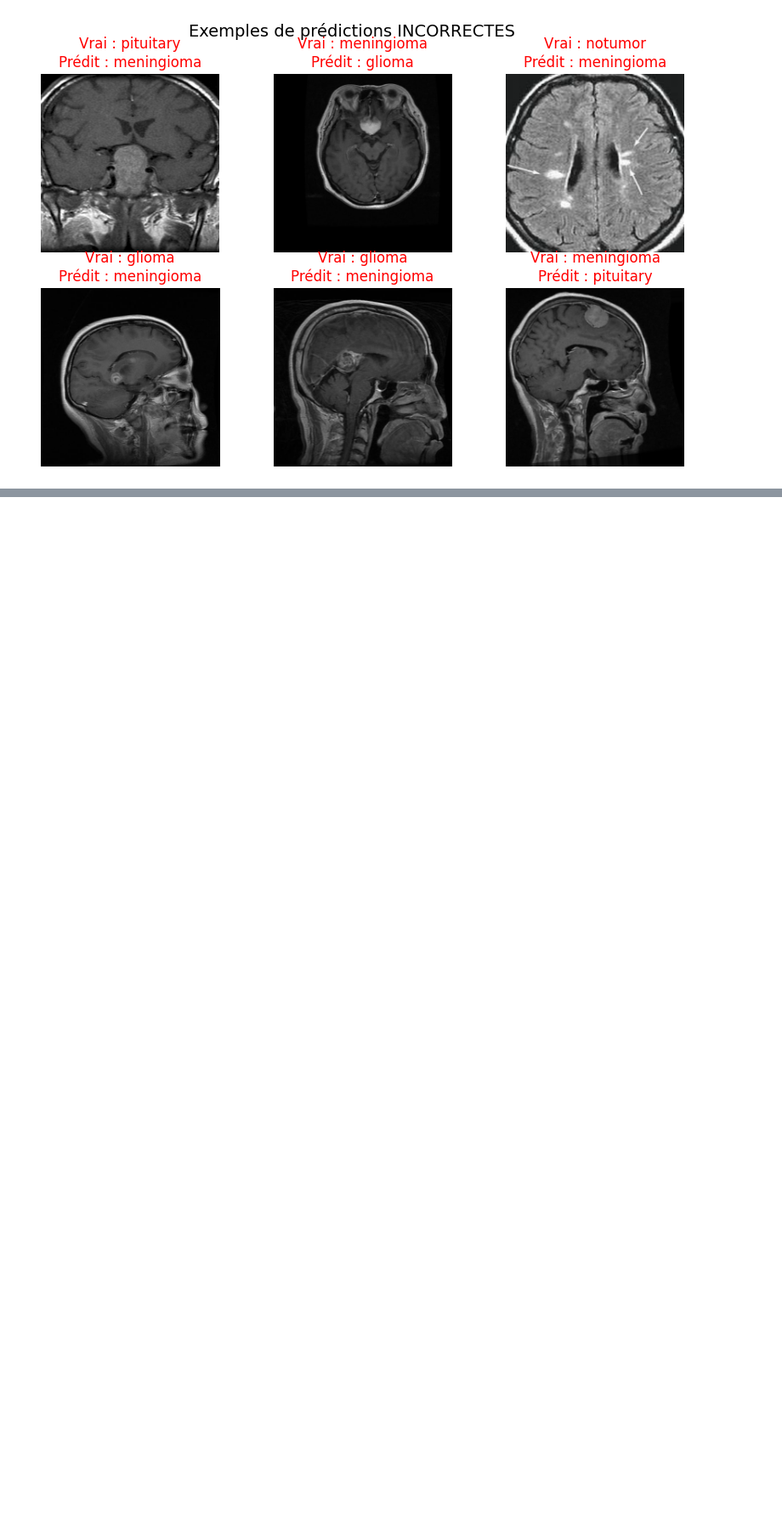
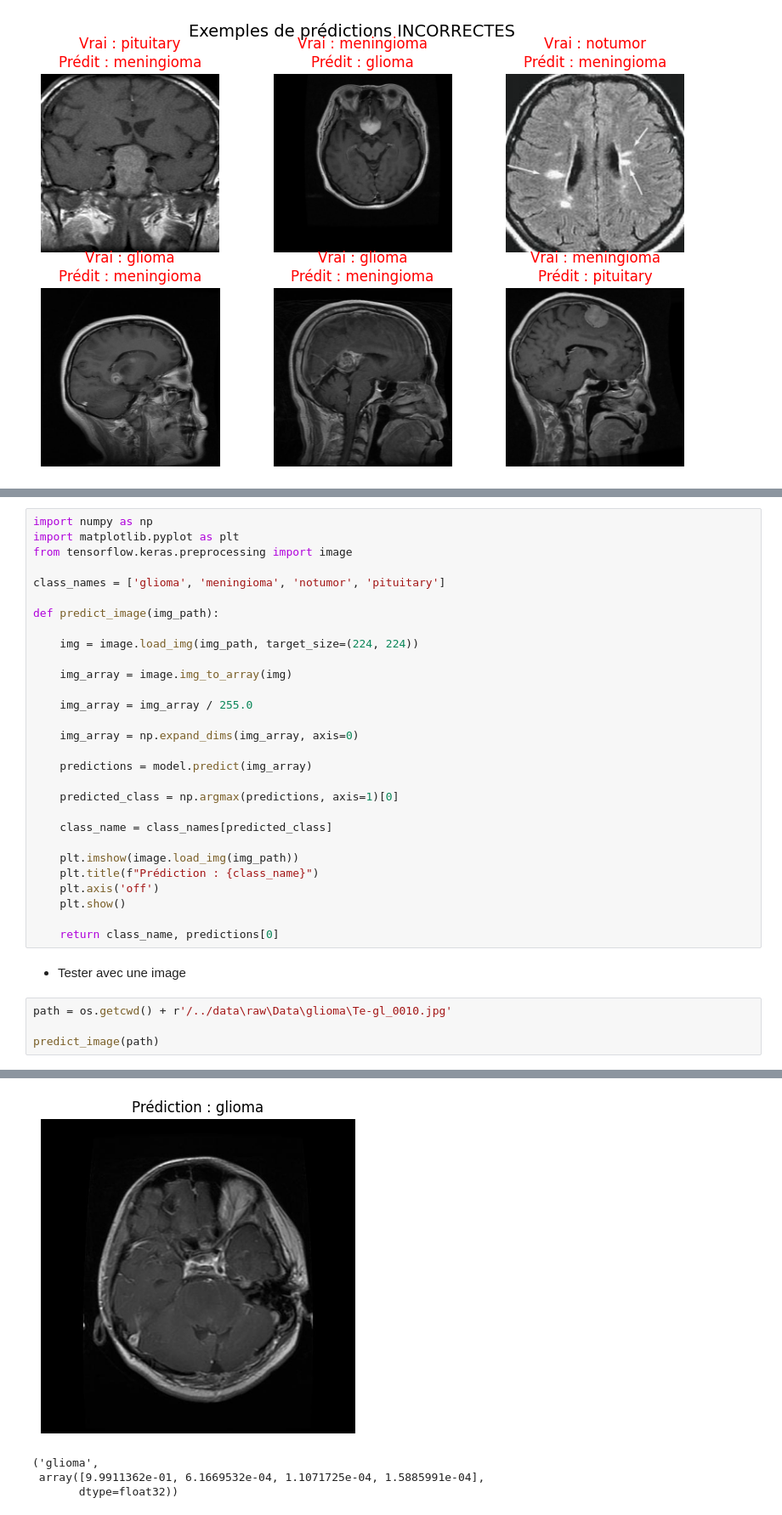
Before and after one commit to anass17/BrainScan, a Jupyter notebook: notebooks/model_design.ipynb, the cells around one changed output, grey strips where cells are left out. Shown at 85% size. Cells and saved outputs as stored; diff of their text form; blank space fills up the shorter version.

Commit message:
BRAIN-45 Développer une fonction predict_image(path) pour charger une image et prédire le résultat.

```diff
--- a/notebooks/model_design.ipynb
+++ b/notebooks/model_design.ipynb
@@ -277,0 +282,36 @@ plt.show()
+# %%
+import numpy as np
+import matplotlib.pyplot as plt
+from tensorflow.keras.preprocessing import image
+
+class_names = ['glioma', 'meningioma', 'notumor', 'pituitary']
+
+def predict_image(img_path):
+
+    img = image.load_img(img_path, target_size=(224, 224))
+
+    img_array = image.img_to_array(img)
+
+    img_array = img_array / 255.0
+
+    img_array = np.expand_dims(img_array, axis=0)
+
+    predictions = model.predict(img_array)
+
+    predicted_class = np.argmax(predictions, axis=1)[0]
+
+    class_name = class_names[predicted_class]
+
+    plt.imshow(image.load_img(img_path))
+    plt.title(f"Prédiction : {class_name}")
+    plt.axis('off')
+    plt.show()
+
+    return class_name, predictions[0]
+# %% [markdown]
+- Tester avec une image
+# %%
+path = os.getcwd() + r'/../data\raw\Data\glioma\Te-gl_0010.jpg'
+
+predict_image(path)
+# %% [output]
@@ -277,0 +319,4 @@ plt.show()
+[figure, added]
+('glioma',
+ array([9.9911362e-01, 6.1669532e-04, 1.1071725e-04, 1.5885991e-04],
+       dtype=float32))
```
Also changed, not shown: parts of 2 cells of this notebook.
